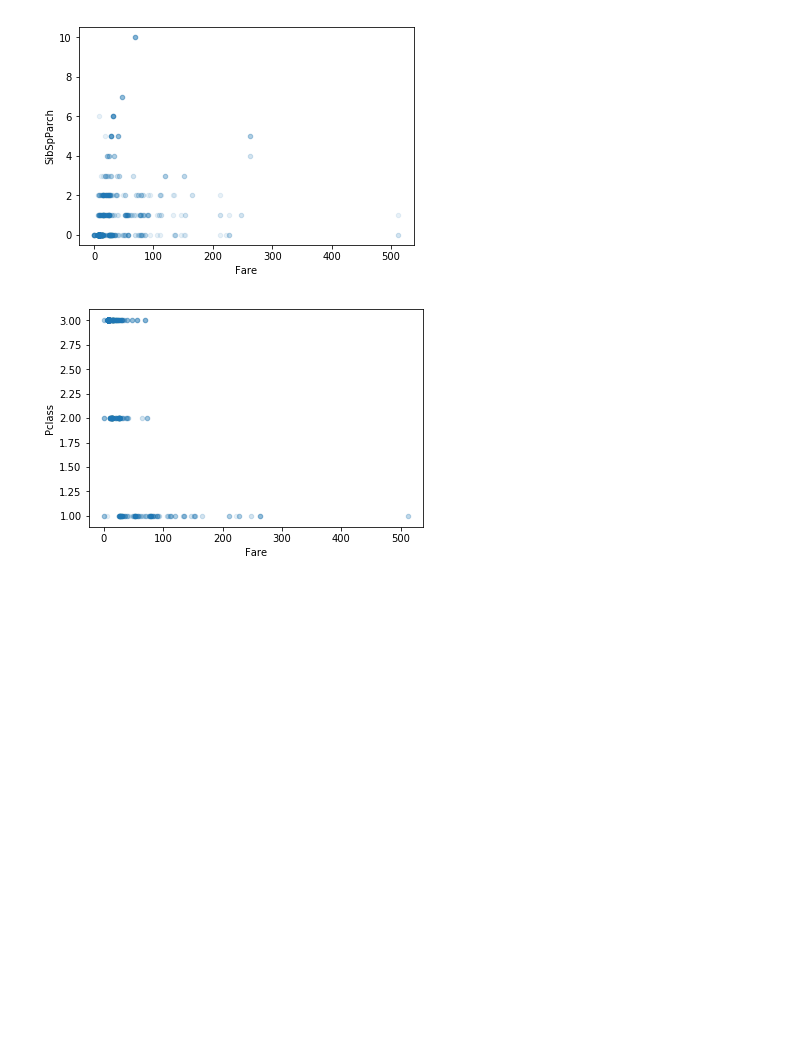
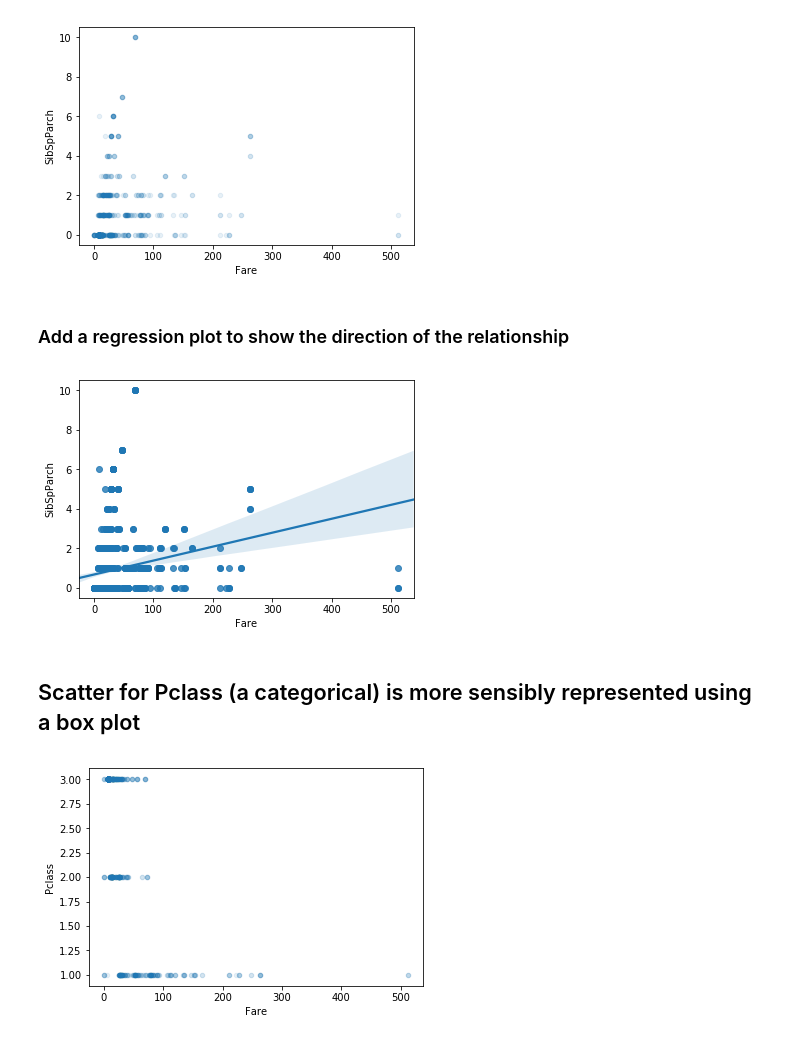
Before and after one commit to ianozsvald/beyond_correlation, a Jupyter notebook: example_titanic_discover_feature_relationships.ipynb, the cells around one changed output. Saved outputs shown, nothing was run; the diff lists cells and outputs as text; code cells hidden in the pictures; blank space fills up the shorter version.

```diff
--- a/example_titanic_discover_feature_relationships.ipynb
+++ b/example_titanic_discover_feature_relationships.ipynb
@@ -77,6 +80,14 @@ df_results.pivot(index='target', columns='feature', values='score').fillna(1) \
 df.plot(kind="scatter", x="Fare", y="SibSpParch", alpha=0.1);
 # %% [output]
 [figure]
+# %% [markdown]
+### Add a regression plot to show the direction of the relationship
+# %%
+sns.regplot(data=df, x="Fare", y="SibSpParch");
+# %% [output]
+[figure, added]
+# %% [markdown]
+## Scatter for Pclass (a categorical) is more sensibly represented using a box plot
 # %%
 df.plot(kind="scatter", x="Fare", y="Pclass", alpha=0.1);
 # %% [output]
```
Also changed, not shown: parts of 7 cells of this notebook, 4 other files.
